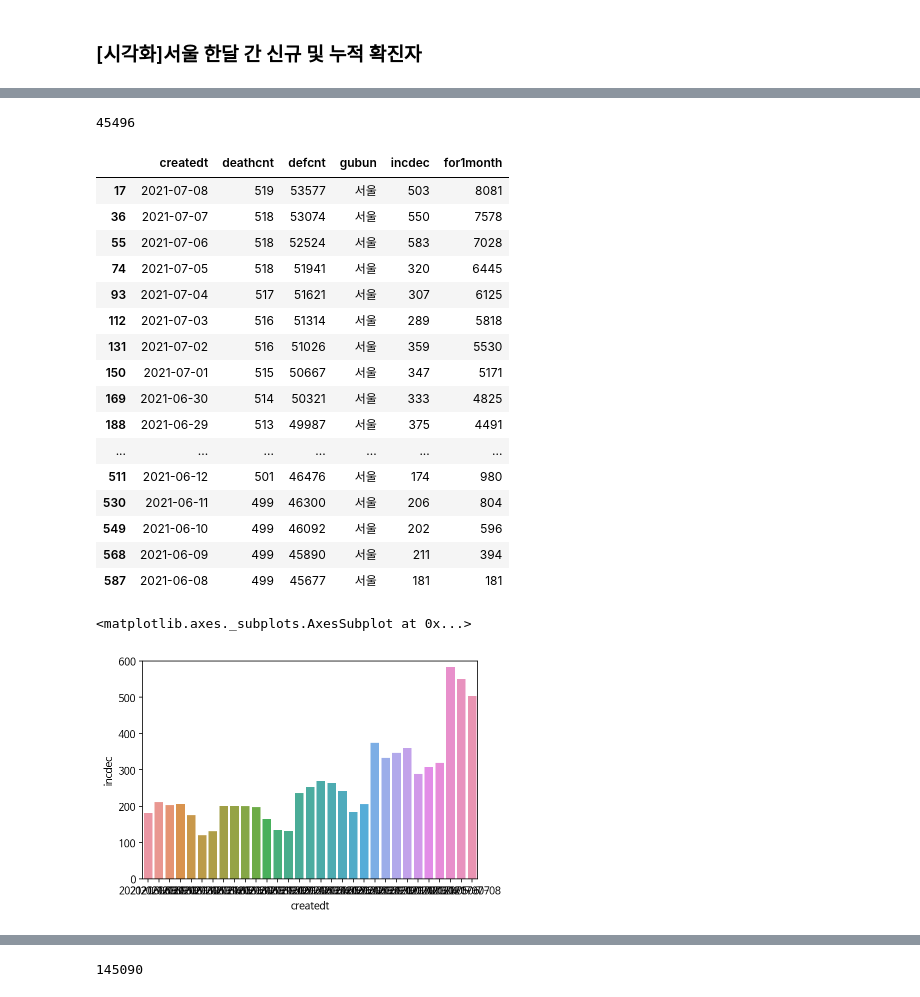
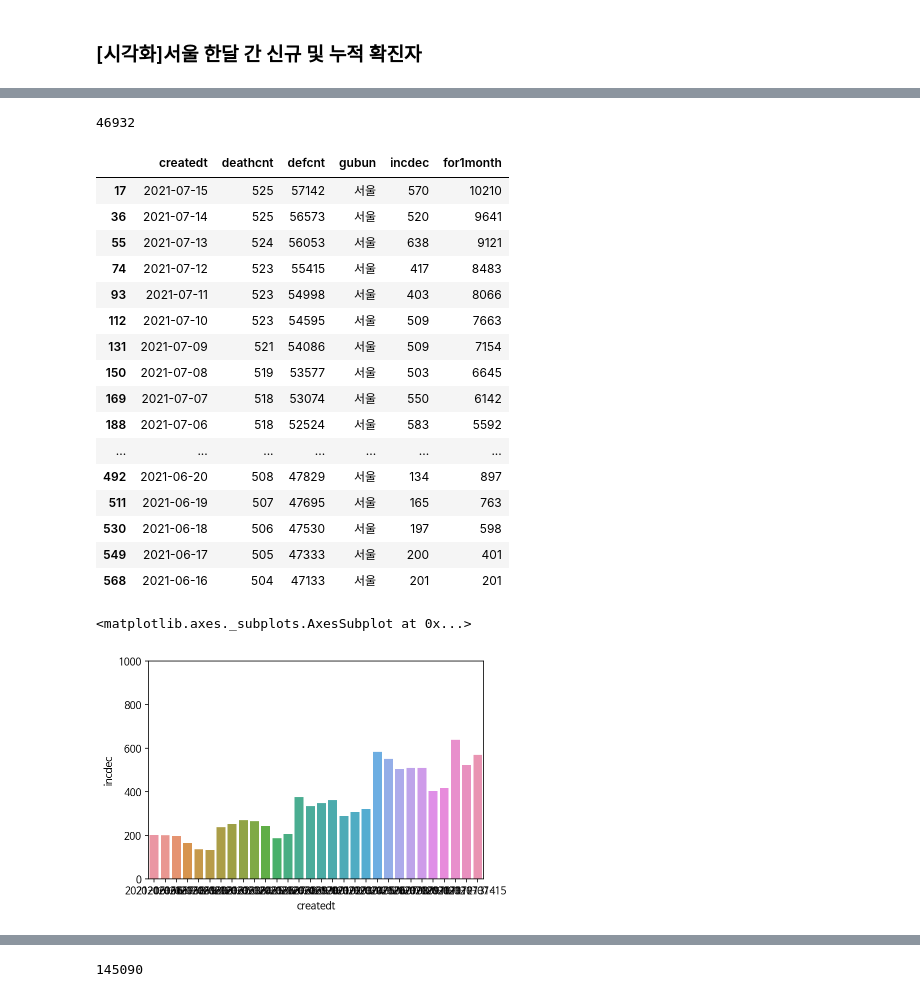
Before and after one commit to suzzini/-AIBootcamp-, a Jupyter notebook: coronadata.ipynb, the cells around one changed output, grey strips where cells are left out. Cells and saved outputs as stored; diff of their text form; code cells hidden in the pictures.

```diff
--- a/coronadata.ipynb
+++ b/coronadata.ipynb
@@ -437,6 +493,9 @@ insight_1.head()
 # %%
 plt.figure(figsize=(20,10))
+p=sns.set_palette("pastel")
 p=sns.barplot(x='gubun', y='daily',hue='period', data=insight_1); # default : dodge=True
 p.set_xlabel("연령대", fontsize = 15)
 p.set_ylabel("총 확진자", fontsize = 15)
+
+plt.legend(title='기간',title_fontsize=15,prop={'size': 15})
 # %% [output]
@@ -499,7 +545,7 @@ convert_method = {
     'stdday':str
     }
 # %%
-temp = getCovid19Info_2(date(2021,1,1), date(2021, 7, 9))
+temp = getCovid19Info_2(date(2021,1,1), date(2021, 7, 16))
 items = temp.find('items')
 df_2=parsing(items)
 # %%
@@ -601,7 +647,7 @@ sns.barplot(x=seoul['createdt'],y=seoul['incdec'])
 # %% [markdown]
 ### [시각화]서울 한달 간 신규 및 누적 확진자
 # %%
-insight1=seoul[seoul['createdt']>'2021-06-07']
+insight1=seoul[seoul['createdt']>'2021-06-15']
 insight1
 # %% [output]
 |  | createdt | deathcnt | defcnt | gubun | incdec |
@@ -624,36 +670,36 @@ insight1
-# %%
-45677-181
-# %% [output]
-45496
+# %%
+47133-201
+# %% [output]
+46932
 # %%
-insight1['for1month']=insight1['defcnt']-45496
+insight1['for1month']=insight1['defcnt']-46932
 insight1
 # %% [output]
 |  | createdt | deathcnt | defcnt | gubun | incdec | for1month |
-| 17 | 2021-07-08 | 519 | 53577 | 서울 | 503 | 8081 |
-| 36 | 2021-07-07 | 518 | 53074 | 서울 | 550 | 7578 |
-| 55 | 2021-07-06 | 518 | 52524 | 서울 | 583 | 7028 |
-| 74 | 2021-07-05 | 518 | 51941 | 서울 | 320 | 6445 |
-| 93 | 2021-07-04 | 517 | 51621 | 서울 | 307 | 6125 |
-| 112 | 2021-07-03 | 516 | 51314 | 서울 | 289 | 5818 |
-| 131 | 2021-07-02 | 516 | 51026 | 서울 | 359 | 5530 |
-| 150 | 2021-07-01 | 515 | 50667 | 서울 | 347 | 5171 |
-| 169 | 2021-06-30 | 514 | 50321 | 서울 | 333 | 4825 |
-| 188 | 2021-06-29 | 513 | 49987 | 서울 | 375 | 4491 |
+| 17 | 2021-07-15 | 525 | 57142 | 서울 | 570 | 10210 |
+| 36 | 2021-07-14 | 525 | 56573 | 서울 | 520 | 9641 |
+| 55 | 2021-07-13 | 524 | 56053 | 서울 | 638 | 9121 |
+| 74 | 2021-07-12 | 523 | 55415 | 서울 | 417 | 8483 |
+| 93 | 2021-07-11 | 523 | 54998 | 서울 | 403 | 8066 |
+| 112 | 2021-07-10 | 523 | 54595 | 서울 | 509 | 7663 |
+| 131 | 2021-07-09 | 521 | 54086 | 서울 | 509 | 7154 |
+| 150 | 2021-07-08 | 519 | 53577 | 서울 | 503 | 6645 |
+| 169 | 2021-07-07 | 518 | 53074 | 서울 | 550 | 6142 |
+| 188 | 2021-07-06 | 518 | 52524 | 서울 | 583 | 5592 |
 | ... | ... | ... | ... | ... | ... | ... |
-| 511 | 2021-06-12 | 501 | 46476 | 서울 | 174 | 980 |
-| 530 | 2021-06-11 | 499 | 46300 | 서울 | 206 | 804 |
-| 549 | 2021-06-10 | 499 | 46092 | 서울 | 202 | 596 |
-| 568 | 2021-06-09 | 499 | 45890 | 서울 | 211 | 394 |
-| 587 | 2021-06-08 | 499 | 45677 | 서울 | 181 | 181 |
+| 492 | 2021-06-20 | 508 | 47829 | 서울 | 134 | 897 |
+| 511 | 2021-06-19 | 507 | 47695 | 서울 | 165 | 763 |
+| 530 | 2021-06-18 | 506 | 47530 | 서울 | 197 | 598 |
+| 549 | 2021-06-17 | 505 | 47333 | 서울 | 200 | 401 |
+| 568 | 2021-06-16 | 504 | 47133 | 서울 | 201 | 201 |
 # %%
 insight1=insight1.sort_values(by=['createdt'],axis=0)
 # %%
-plt.ylim(0, 600)
+plt.ylim(0, 1000)
 sns.barplot(x=insight1['createdt'],y=insight1['incdec'])
 # %% [output]
 <matplotlib.axes._subplots.AxesSubplot at 0x...>
-[figure, old version]
+[figure, new version]
 # %%
 insight1=insight1.rename(columns={'createdt':'날짜','incdec':'일일확진자','for1month':'누적확진자'})
 # %%
```
Also changed, not shown: parts of 43 cells of this notebook.
